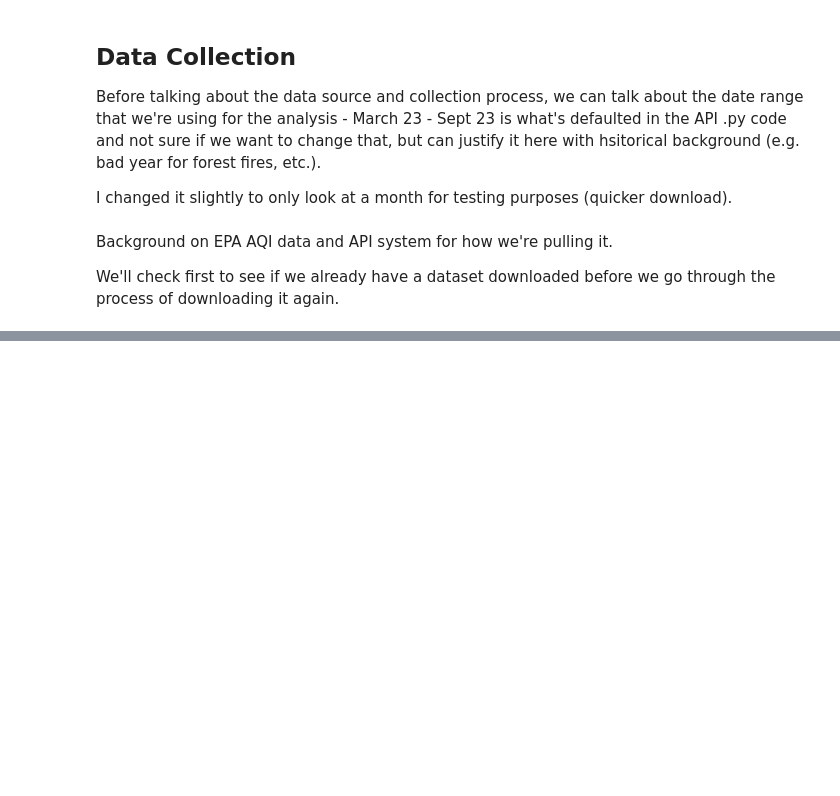
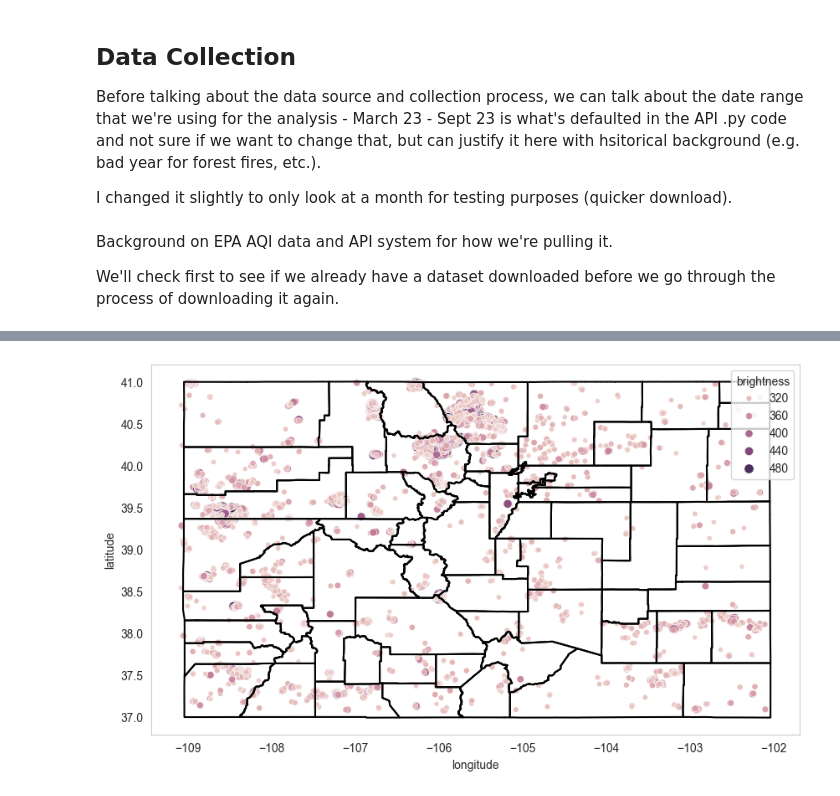
Before and after one commit to fitzsimmonsadam/DST1-ForestFireAQI, a Jupyter notebook: notebooks/DataExploration.ipynb, the cells around one changed output, grey strips where cells are left out. Saved outputs shown, nothing was run; the diff lists cells and outputs as text; code cells hidden in the pictures; blank space fills up the shorter version.

```diff
--- a/notebooks/DataExploration.ipynb
+++ b/notebooks/DataExploration.ipynb
@@ -116,0 +128,10 @@ df['Parameter'] = df['Parameter'].astype('category')
+# %%
+# Convert out from json to csv, then read into pandas
+wf_converter = WildfireDataConverter(extracted_dir=data_path,
+        start_year=2023,
+        end_year=2024,
+        output_csv=None)
+wf_converter.convert_to_csv()
+wf_df = pd.read_csv(os.path.join(data_path, "colorado_wildfires_2023_2024.csv"))
+# Summarize
+wf_df.head()
@@ -116,0 +166,9 @@ df['Parameter'] = df['Parameter'].astype('category')
+# %%
+# Geomap of wildfires
+fig2, ax2 = plt.subplots(figsize=(10, 10))
+state_map.boundary.plot(ax=ax2, color = 'black')
+sns.scatterplot(data=wf_df, x='longitude', y='latitude', hue='brightness', size='brightness')
+plt.grid(False)
+plt.show()
+# %% [output]
+[figure, added]
```
Also changed, not shown: parts of 13 cells of this notebook, 3 other files.
